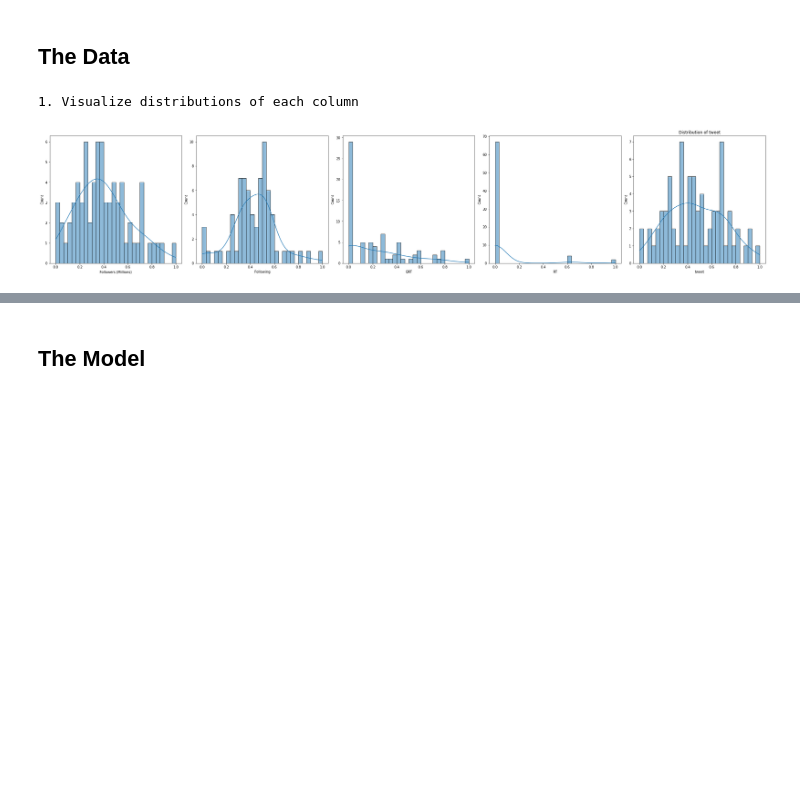
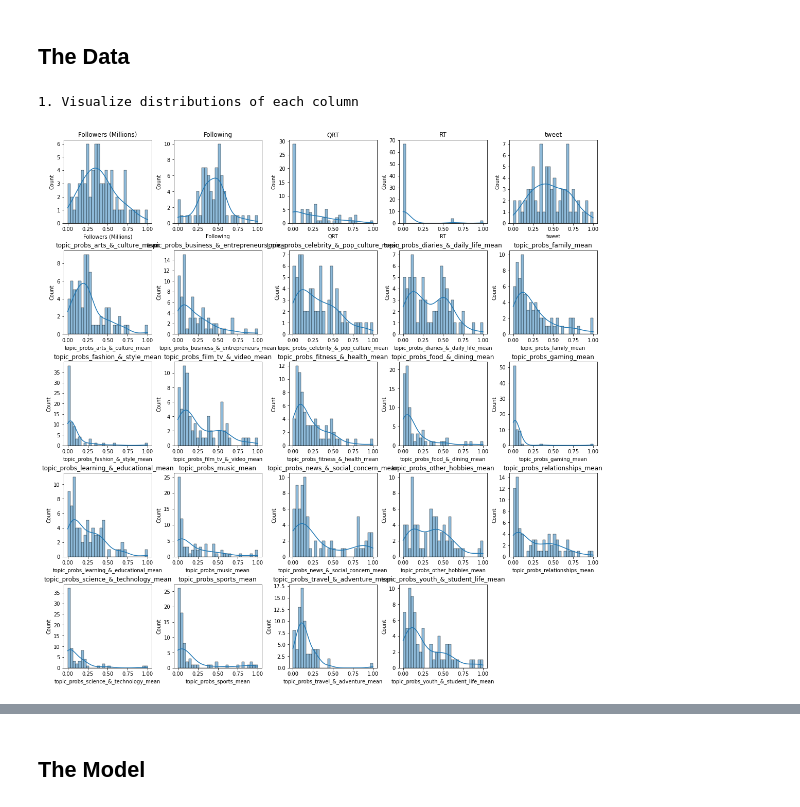
Before and after one commit to espinetandreu/SocialNetworkX, a Jupyter notebook: VariationalAutoencoder.ipynb, the cells around one changed output, grey strips where cells are left out. Cells and saved outputs as stored; diff of their text form; code cells hidden in the pictures; blank space fills up the shorter version.

```diff
--- a/VariationalAutoencoder.ipynb
+++ b/VariationalAutoencoder.ipynb
@@ -41,16 +93,22 @@ normalized_data = pd.DataFrame(MinMaxScaler().fit_transform(log_data), columns=l
 normalized_data = normalized_data.drop("user_id", axis=1)
 # %%
 print("1. Visualize distributions of each column")
+
 def plot_distributions(data):
-    fig, axes = plt.subplots(1, len(data.columns), figsize=(6 * len(data.columns), 6), constrained_layout=True)
+    num_cols = 5  # Number of plots per row
+    num_rows = (len(data.columns) + num_cols - 1) // num_cols  # Calculate required rows
+    fig, axes = plt.subplots(num_rows, num_cols, figsize=(15, num_rows * 3), constrained_layout=True)
+    axes = axes.flatten()
     for i, col in enumerate(data.columns):
-        ax = axes[i]
-        sns.histplot(data[col], kde=True, bins=30, ax=ax)
-        plt.title(f"Distribution of {col}")
+        sns.histplot(data[col], kde=True, bins=30, ax=axes[i])
+        axes[i].set_title(f"{col}")
+    for j in range(i + 1, len(axes)):
+        axes[j].set_visible(False)
+
 plot_distributions(normalized_data)
 # %% [output]
 1. Visualize distributions of each column
-[figure, old version]
+[figure, new version]
 # %%
 print("\n2. Check pairwise correlations")
 def compute_correlations(data):
```
Also changed, not shown: parts of 14 cells of this notebook.
